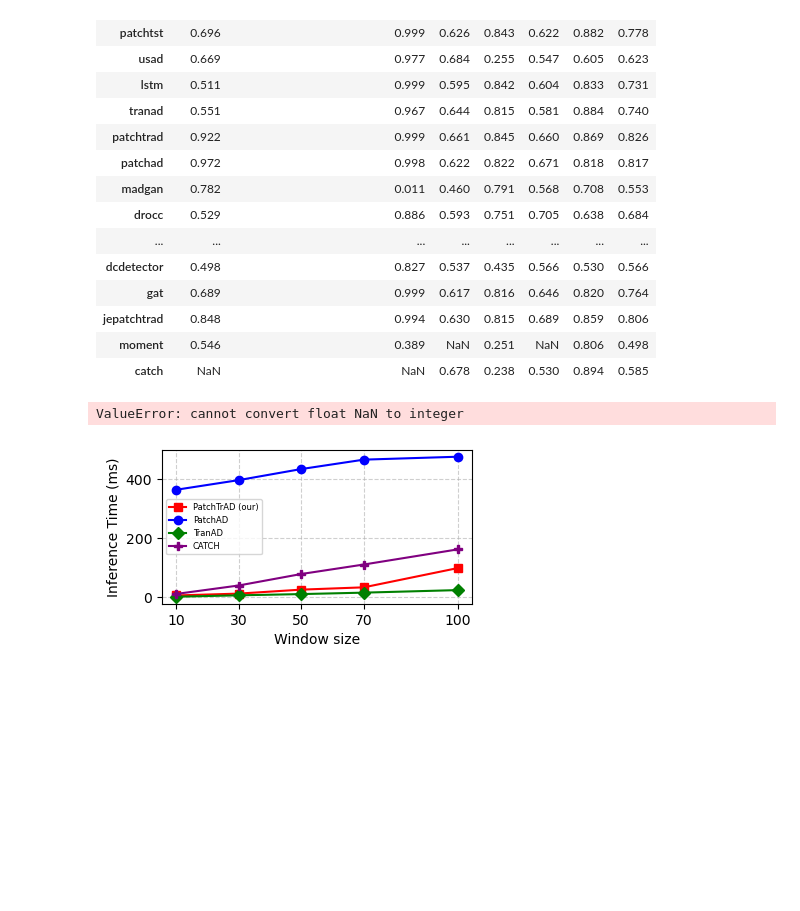
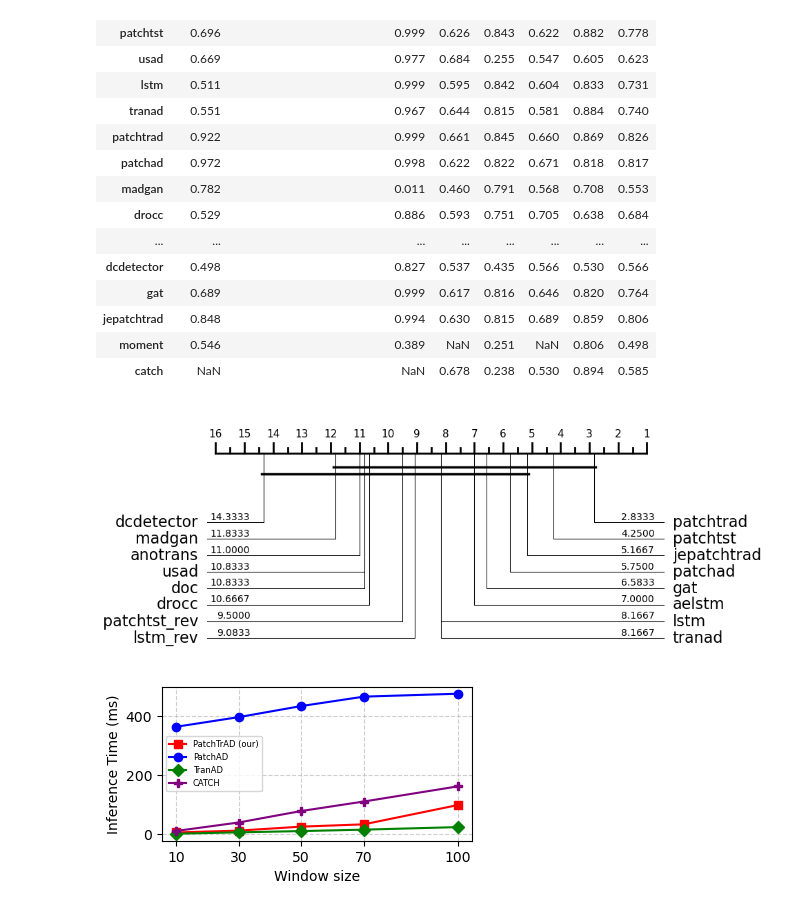
Before and after one commit to vilhess/DL4TSAD, a Jupyter notebook: visu.ipynb, the cells around one changed output. Drawn from its saved outputs; the diff is of its cells as text; code cells hidden in the pictures; blank space fills up the shorter version.

```diff
--- a/visu.ipynb
+++ b/visu.ipynb
@@ -26,12 +26,12 @@ results_show
 | moment | 0.546 | 0.389 | NaN | 0.251 | NaN | 0.806 | 0.498 |
 | catch | NaN | NaN | 0.678 | 0.238 | 0.530 | 0.894 | 0.585 |
 # %%
-results.drop('catch', axis=0, inplace=True)
+results.drop(['catch', 'moment'], axis=0, inplace=True)
 results = results.T
 methods = results.columns
 plot = plot_critical_difference(results.values, methods, alpha=0.05, width=8, test='nemenyi')
 # %% [output]
-ValueError: cannot convert float NaN to integer
+[figure, added]
 # %%
 # Inference Speed for PatchAD, PatchTrAD, TranAD on the SWaT Dataset
 
```
Also changed, not shown: 5 other files.
